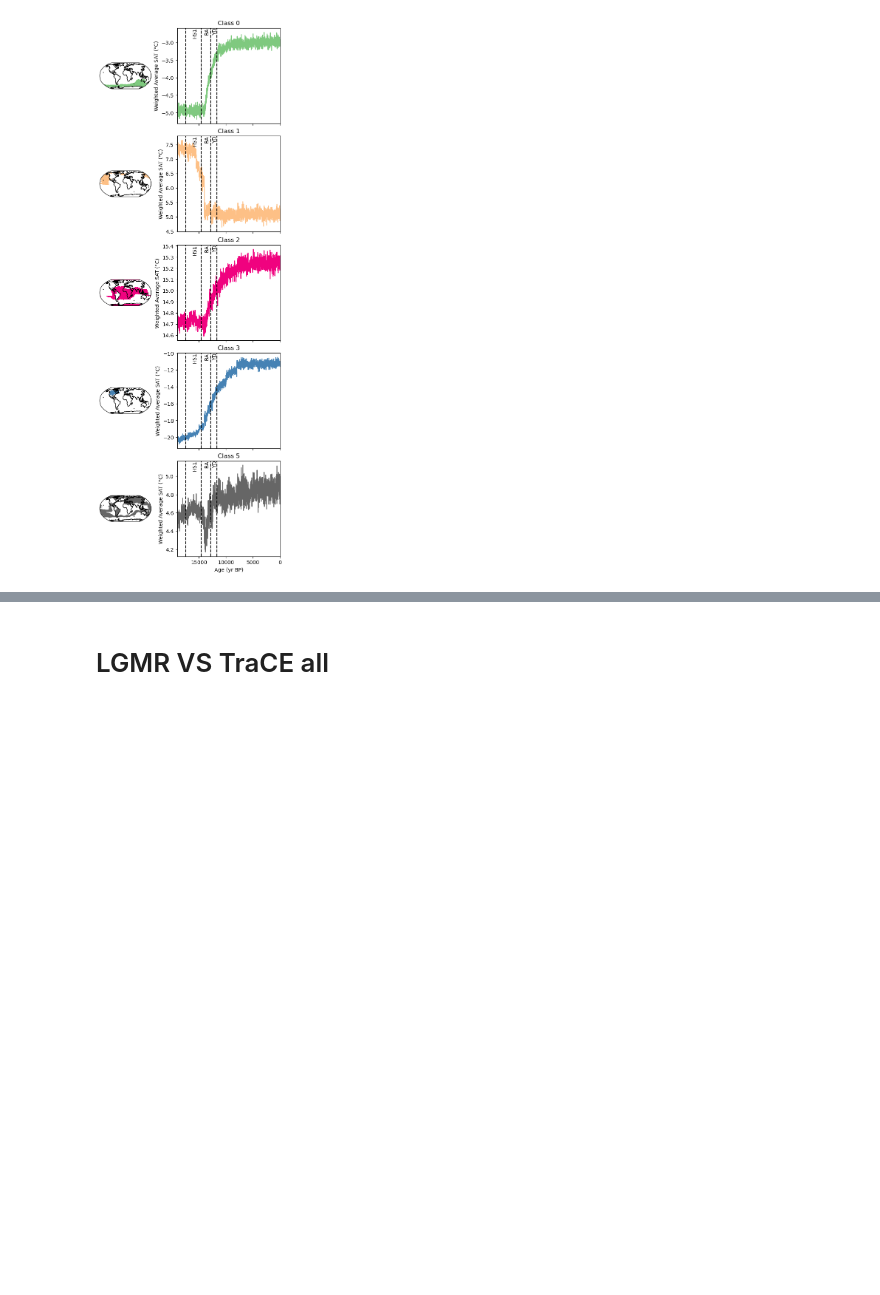
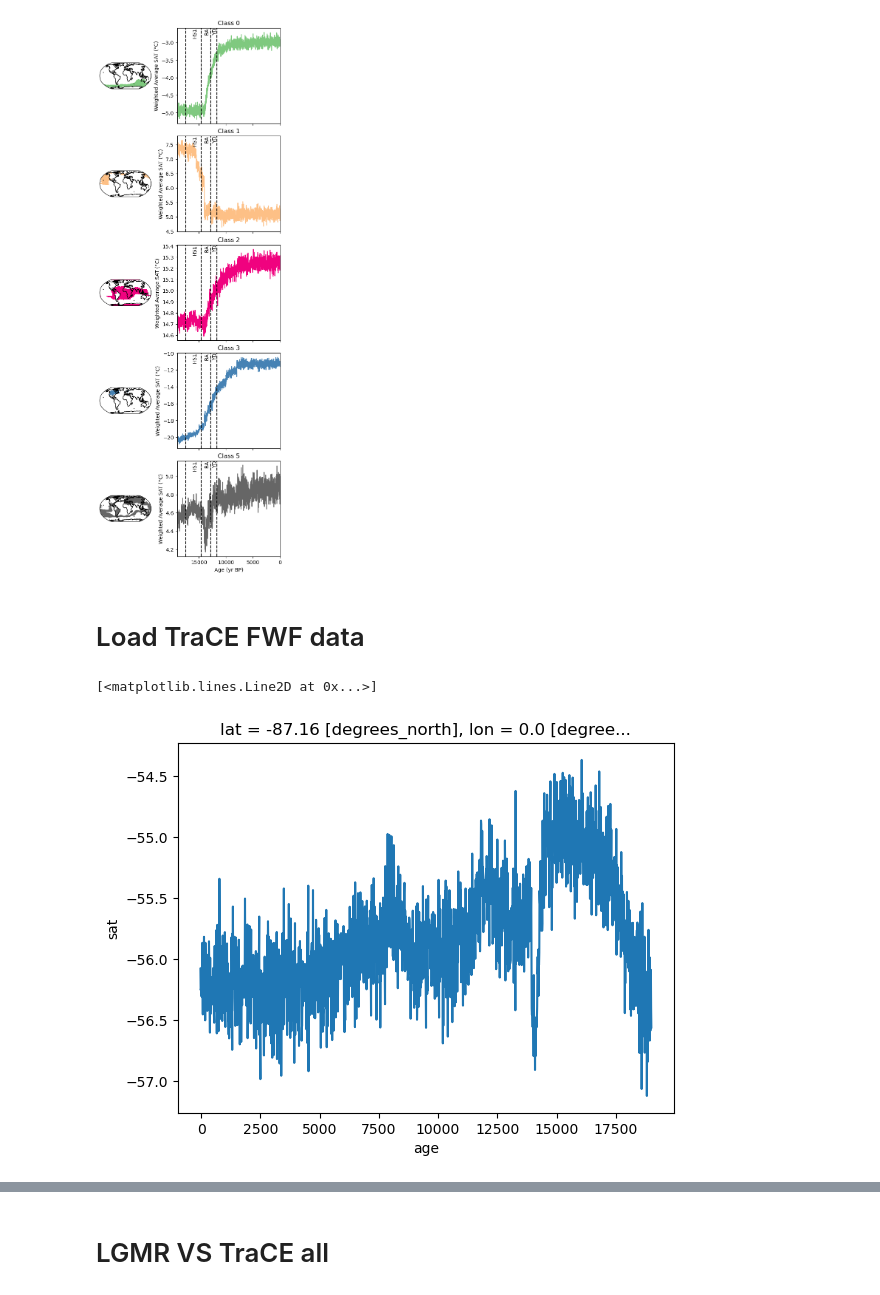
Before and after one commit to Peisong-Zheng/Last_deglaciation, a Jupyter notebook: N_minors_S.ipynb, the cells around one changed output, grey strips where cells are left out. Drawn from its saved outputs; the diff is of its cells as text; code cells hidden in the pictures; blank space fills up the shorter version.

```diff
--- a/N_minors_S.ipynb
+++ b/N_minors_S.ipynb
@@ -247,3 +247,28 @@ TraCE_icesheet_weighted_avg_LGMR_mask=gfs.plot_weighted_average_curve(ds_trace_i
 shape of the weight: (96,)
 shape of the reshaped sat_centered_weighted: (1904, 13824)
 [figure]
+# %% [markdown]
+# Load TraCE FWF data
+# %%
+import xarray as xr
+
+# import .nc data
+ds_trace_fwf = xr.open_dataset('TraCE_data/b30.00_4kaDVTn.cam2.ncrcat.ann.nc')
+
+# rename the TREFHT to sat
+ds_trace_fwf = ds_trace_fwf.rename({'TREFHT': 'sat'})
+# rename the time to age
+ds_trace_fwf = ds_trace_fwf.rename({'time': 'age'})
+# multiply age by 1000
+ds_trace_fwf['age'] = ds_trace_fwf['age'] * -1000
+
+# convert the sat to degrees C
+ds_trace_fwf['sat'] = ds_trace_fwf['sat'] - 273.15
+
+ds_trace_fwf = ds_trace_fwf[['sat']]
+
+# plot a record from the ds_sat at given lat and lon
+ds_trace_fwf['sat'].isel(lat=0, lon=0).plot()
+# %% [output]
+[<matplotlib.lines.Line2D at 0x...>]
+[figure, added]
```
Also changed, not shown: parts of 3 cells of this notebook.
